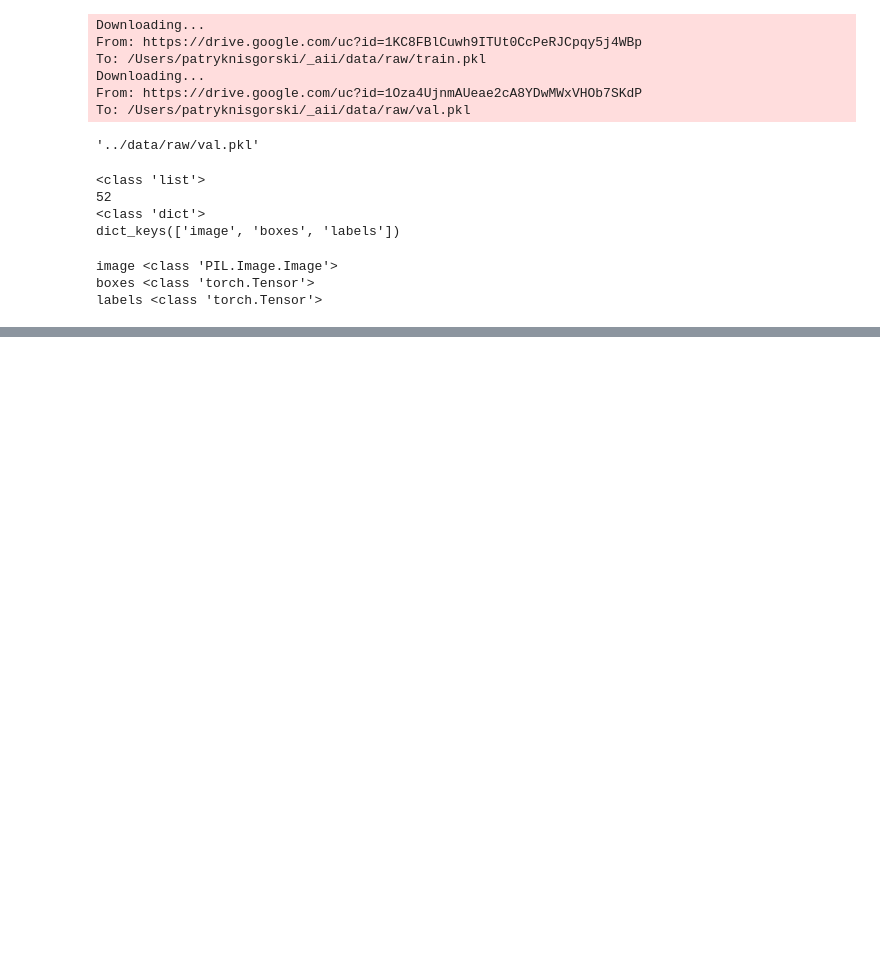
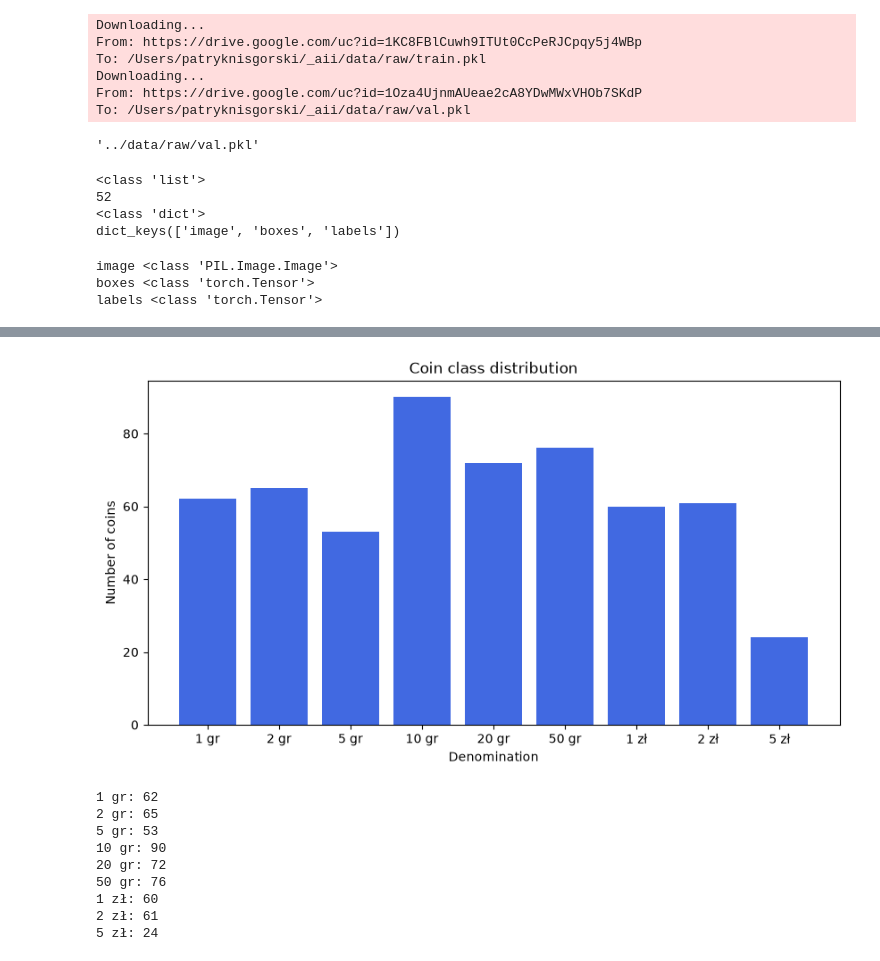
Before and after one commit to patrykn11/coin-detector, a Jupyter notebook: notebooks/explore_data.ipynb, the cells around one changed output, grey strips where cells are left out. Drawn from its saved outputs; the diff is of its cells as text; code cells hidden in the pictures; blank space fills up the shorter version.

```diff
--- a/notebooks/explore_data.ipynb
+++ b/notebooks/explore_data.ipynb
@@ -139,0 +140,27 @@ plt.show()
+# %%
+class_counts = numpy.zeros(len(CLASS_NAMES), dtype=int)
+
+for sample in data:
+    for label in sample["labels"]:
+        class_counts[int(label)] += 1
+
+plt.figure(figsize=(10, 5))
+plt.bar(CLASS_NAMES, class_counts, color="royalblue")
+plt.title("Coin class distribution")
+plt.xlabel("Denomination")
+plt.ylabel("Number of coins")
+plt.show()
+
+for name, count in zip(CLASS_NAMES, class_counts):
+    print(f"{name}: {count}")
+# %% [output]
+[figure, added]
+1 gr: 62
+2 gr: 65
+5 gr: 53
+10 gr: 90
+20 gr: 72
+50 gr: 76
+1 zł: 60
+2 zł: 61
+5 zł: 24
```
Also changed, not shown: parts of 8 cells of this notebook, 1 other file.
